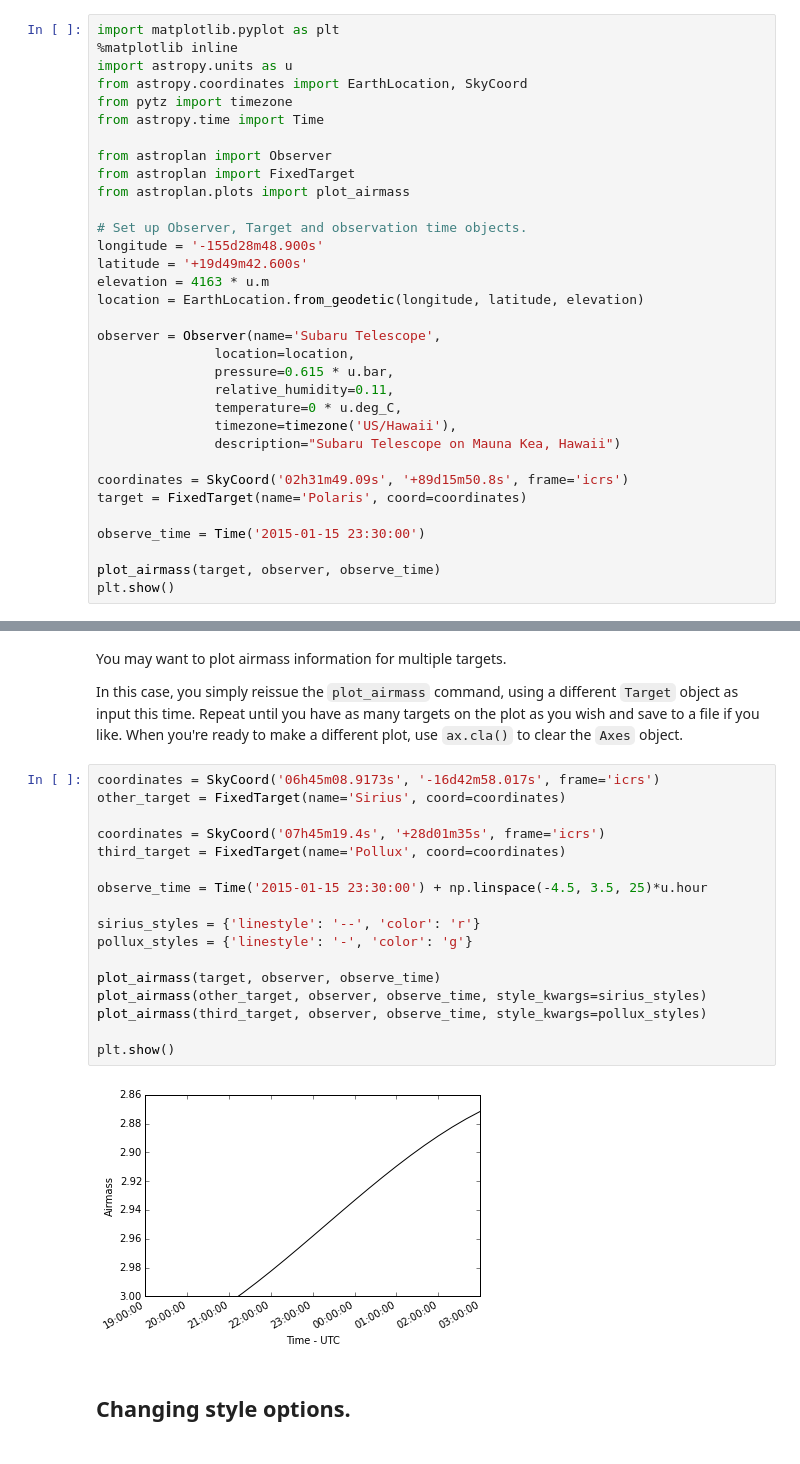
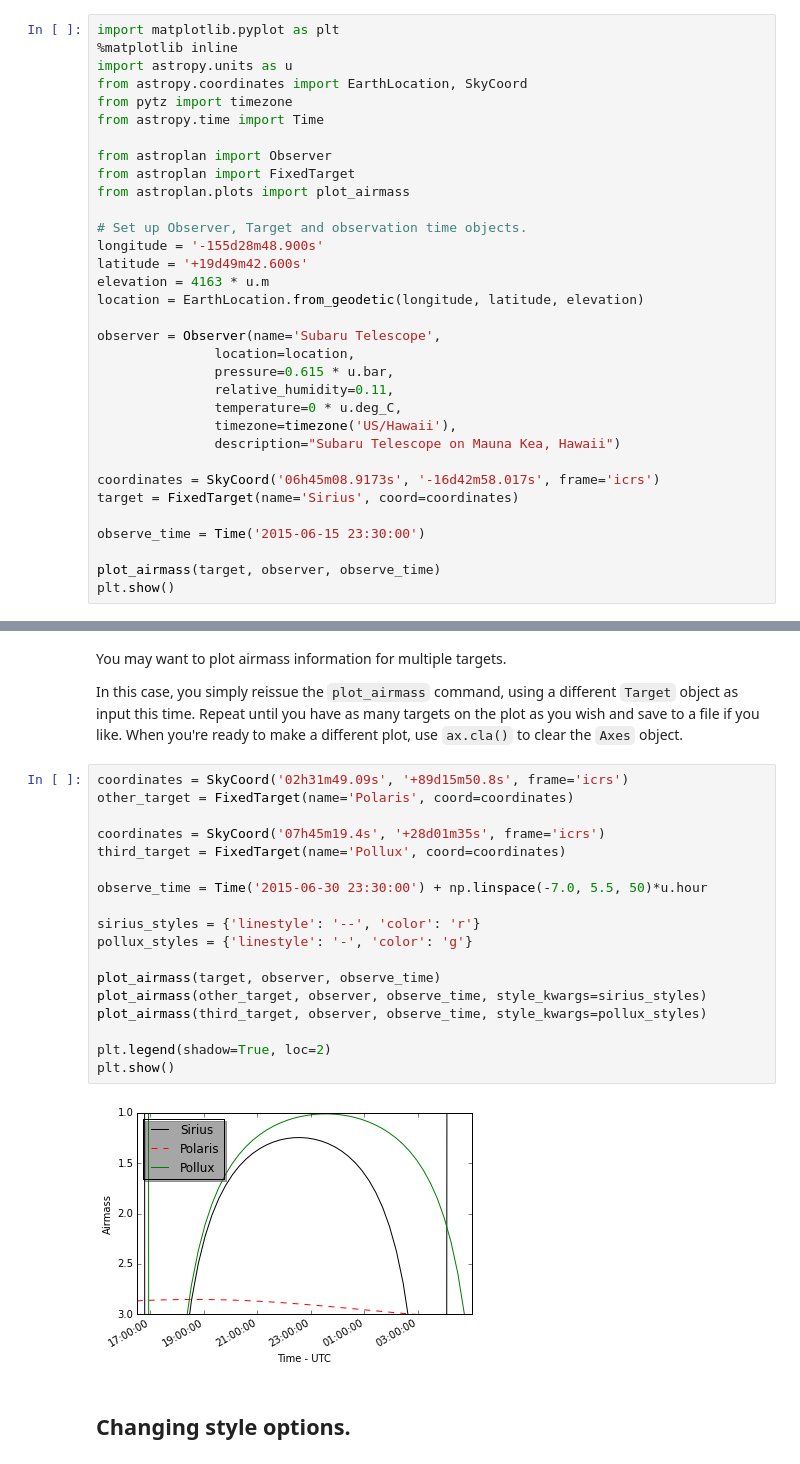
Before and after one commit to astropy/astroplan, a Jupyter notebook: examples/notebooks/plotting_examples--airmass.ipynb, the cells around one changed output, grey strips where cells are left out. Saved outputs shown, nothing was run; the diff lists cells and outputs as text.

```diff
--- a/examples/notebooks/plotting_examples--airmass.ipynb
+++ b/examples/notebooks/plotting_examples--airmass.ipynb
@@ -37,10 +37,10 @@ observer = Observer(name='Subaru Telescope',
                timezone=timezone('US/Hawaii'),
                description="Subaru Telescope on Mauna Kea, Hawaii")
 
-coordinates = SkyCoord('02h31m49.09s', '+89d15m50.8s', frame='icrs')
-target = FixedTarget(name='Polaris', coord=coordinates)
+coordinates = SkyCoord('06h45m08.9173s', '-16d42m58.017s', frame='icrs')
+target = FixedTarget(name='Sirius', coord=coordinates)
 
-observe_time = Time('2015-01-15 23:30:00')
+observe_time = Time('2015-06-15 23:30:00')
 
 plot_airmass(target, observer, observe_time)
 plt.show()
@@ -81,24 +81,25 @@ You may want to plot airmass information for multiple targets.
 
 In this case, you simply reissue the `plot_airmass` command, using a different `Target` object as input this time.  Repeat until you have as many targets on the plot as you wish and save to a file if you like.  When you're ready to make a different plot, use `ax.cla()` to clear the `Axes` object.
 # %%
-coordinates = SkyCoord('06h45m08.9173s', '-16d42m58.017s', frame='icrs')
-other_target = FixedTarget(name='Sirius', coord=coordinates)
+coordinates = SkyCoord('02h31m49.09s', '+89d15m50.8s', frame='icrs')
+other_target = FixedTarget(name='Polaris', coord=coordinates)
 
 coordinates = SkyCoord('07h45m19.4s', '+28d01m35s', frame='icrs')
 third_target = FixedTarget(name='Pollux', coord=coordinates)
 
-observe_time = Time('2015-01-15 23:30:00') + np.linspace(-4.5, 3.5, 25)*u.hour
+observe_time = Time('2015-06-30 23:30:00') + np.linspace(-7.0, 5.5, 50)*u.hour
 
 sirius_styles = {'linestyle': '--', 'color': 'r'}
 pollux_styles = {'linestyle': '-', 'color': 'g'}
 
 plot_airmass(target, observer, observe_time)
 plot_airmass(other_target, observer, observe_time, style_kwargs=sirius_styles)
 plot_airmass(third_target, observer, observe_time, style_kwargs=pollux_styles)
 
+plt.legend(shadow=True, loc=2)
 plt.show()
 # %% [output]
-[figure, old version]
+[figure, new version]
 # %% [markdown]
 ## Changing style options.
 # %% [markdown]
```
Also changed, not shown: parts of 8 cells of this notebook, 2 other files.
